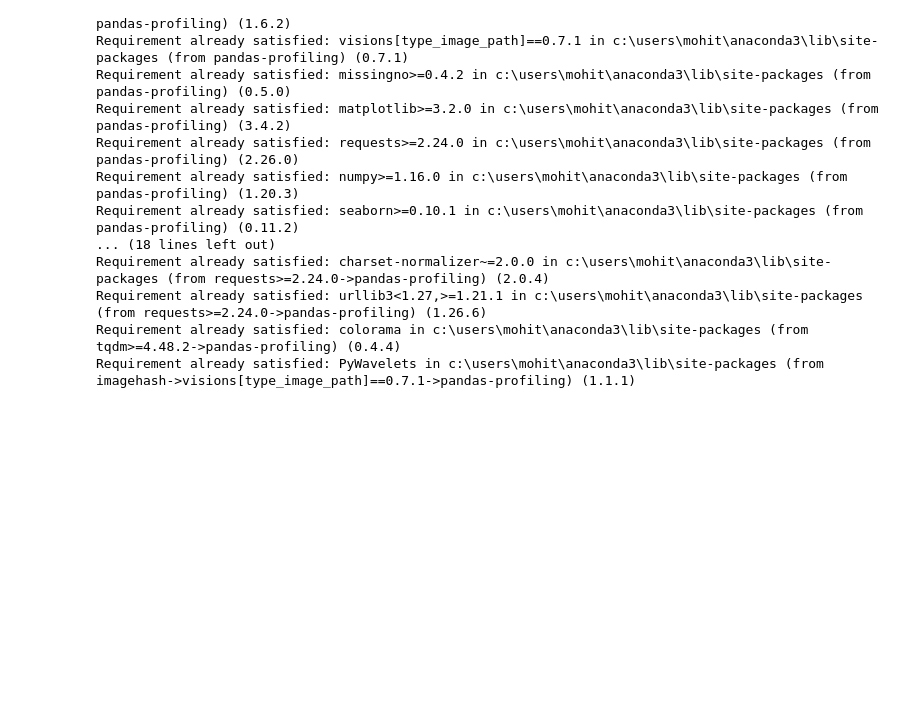
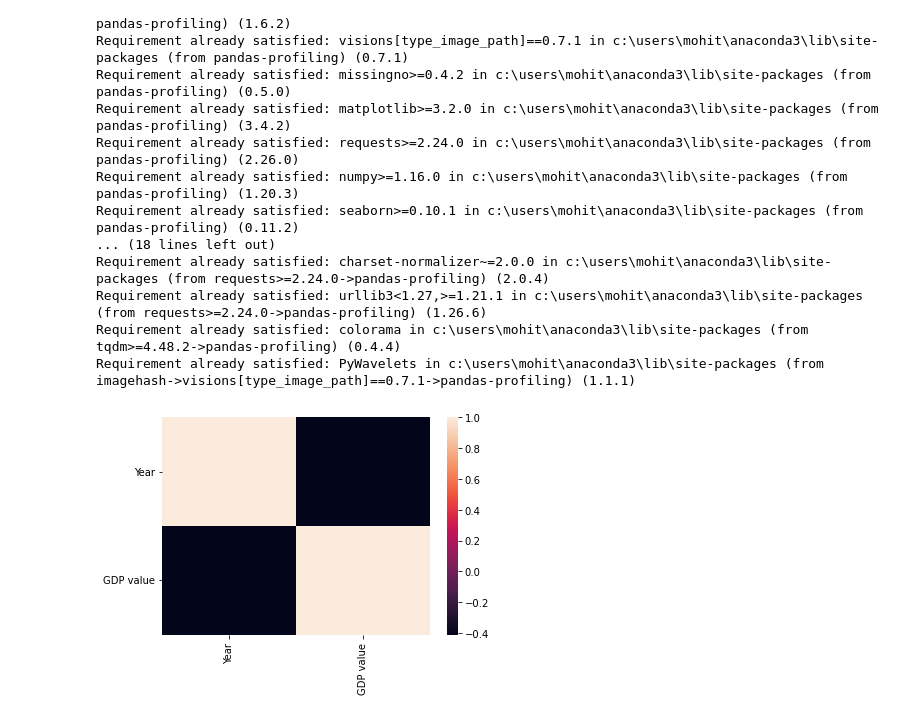
Before and after one commit to OmdenaAI/omdena-pakistan-covid-analysis, a Jupyter notebook: EDA/EDA_Notebooks/pakistan_gdp_data.ipynb, the cells around one changed output. Drawn from its saved outputs; the diff is of its cells as text; code cells hidden in the pictures; blank space fills up the shorter version.

```diff
--- a/EDA/EDA_Notebooks/pakistan_gdp_data.ipynb
+++ b/EDA/EDA_Notebooks/pakistan_gdp_data.ipynb
@@ -218,3 +218,20 @@ Requirement already satisfied: colorama in c:\users\mohit\anaconda3\lib\site-pac
 Requirement already satisfied: PyWavelets in c:\users\mohit\anaconda3\lib\site-packages (from imagehash->visions[type_image_path]==0.7.1->pandas-profiling) (1.1.1)
 # %%
 report.to_file('GDP_DATA.html')
+# %%
+# plot heatmap
+import seaborn as sns
+ax = sns.heatmap(df.corr())
+
+# turn the axis label
+for item in ax.get_yticklabels():
+    item.set_rotation(0)
+
+for item in ax.get_xticklabels():
+    item.set_rotation(90)
+
+# save figure
+plt.savefig('seabornPandas.png', dpi=100)
+plt.show()
+# %% [output]
+[figure, added]
```
Also changed, not shown: 10 other files.
